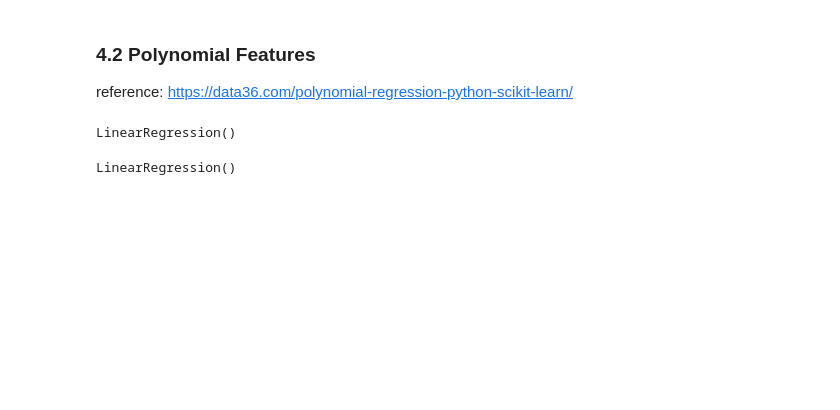
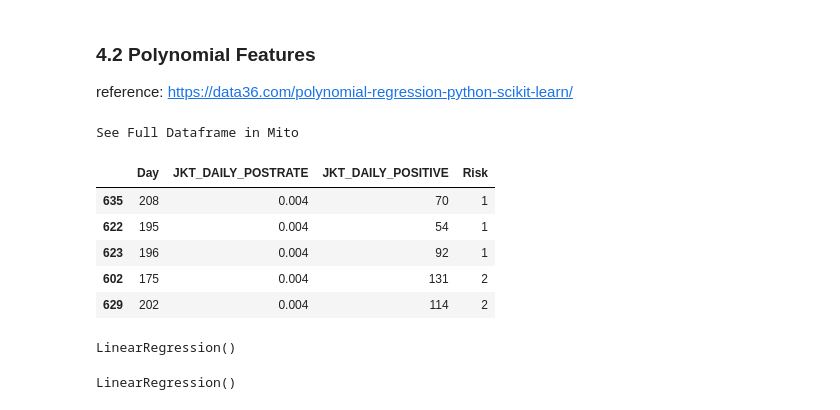
Before and after one commit to aasina/carpredict, a Jupyter notebook: covidJKTdatapredict.ipynb, the cells around one changed output. Saved outputs shown, nothing was run; the diff lists cells and outputs as text; code cells hidden in the pictures; blank space fills up the shorter version.

```diff
--- a/covidJKTdatapredict.ipynb
+++ b/covidJKTdatapredict.ipynb
@@ -117,3 +117,14 @@ reference: https://data36.com/polynomial-regression-python-scikit-learn/
 from sklearn.preprocessing import PolynomialFeatures
 
 poly = PolynomialFeatures(degree=2, include_bias=False)
+# %%
+ds_delta = covid_Delta.loc[:, ['Day', 'JKT_DAILY_POSTRATE', 'JKT_DAILY_POSITIVE', 'Risk']].sort_values(by=['JKT_DAILY_POSTRATE'])
+ds_delta.head()
+# %% [output]
+See Full Dataframe in Mito
+|  | Day | JKT_DAILY_POSTRATE | JKT_DAILY_POSITIVE | Risk |
+| 635 | 208 | 0.004 | 70 | 1 |
+| 622 | 195 | 0.004 | 54 | 1 |
+| 623 | 196 | 0.004 | 92 | 1 |
+| 602 | 175 | 0.004 | 131 | 2 |
+| 629 | 202 | 0.004 | 114 | 2 |
```
Also changed, not shown: parts of 9 cells of this notebook.
